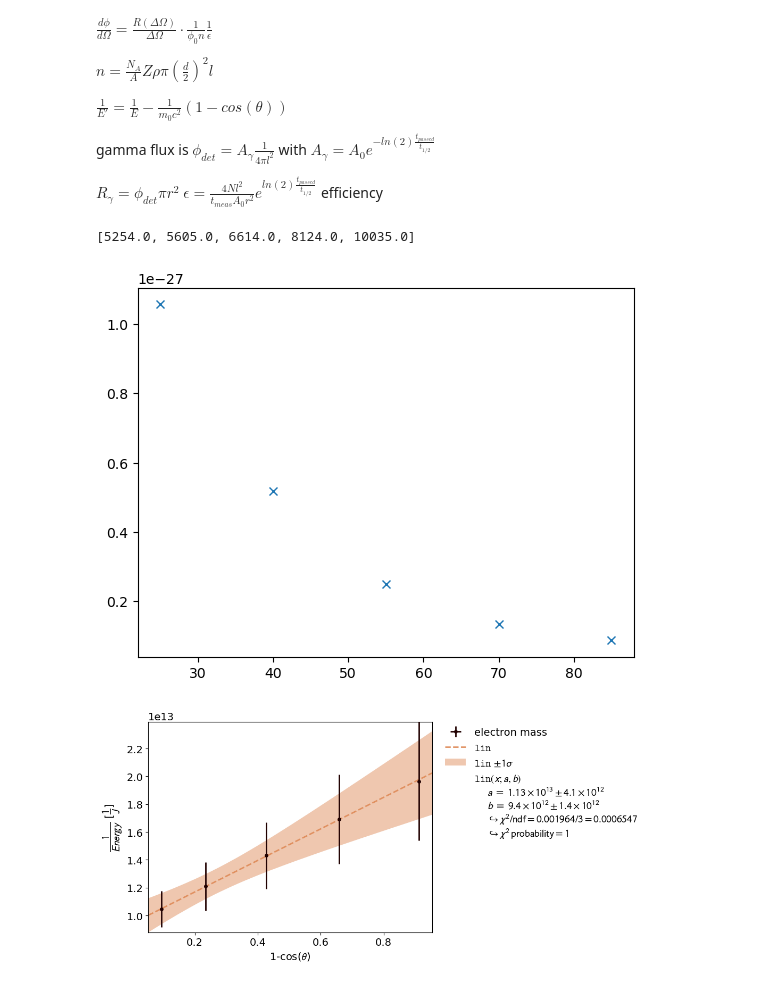
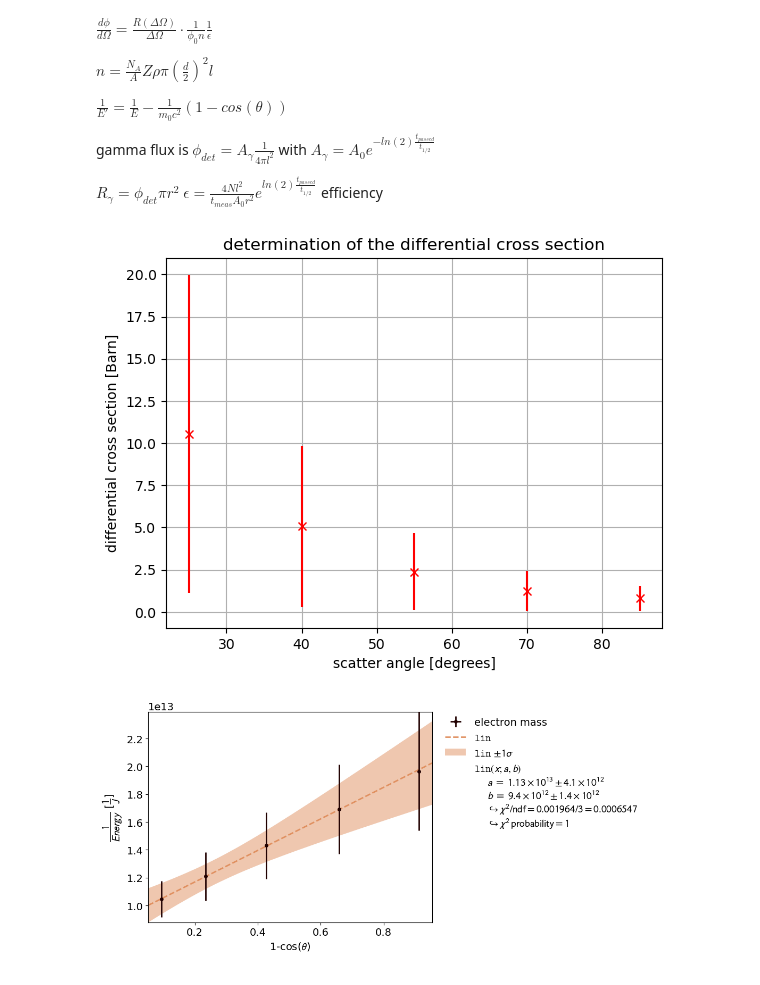
Before and after one commit to HerbertderGrosse/P3, a Jupyter notebook: Compton/compton.ipynb, the cells around one changed output. Drawn from its saved outputs; the diff is of its cells as text; code cells hidden in the pictures.

```diff
--- a/Compton/compton.ipynb
+++ b/Compton/compton.ipynb
@@ -138,7 +138,7 @@ for file, lists, dat in files:
             peak=integrate(bin_centers,n1,x,y,z)
             print("Efficiency for ",convertChannel(x),"MeV:",efficiency(peak, dat[0], activity, dat[2], dat[3]))
             eff_pairs.append([convertChannel(x),efficiency(peak, dat[0], activity, dat[2], dat[3]), (str(file).split(".") )[0]])
-            eff_uncertainty.append([convertChannel(y), efficiency(u.ufloat(peak,peak*y/x), dat[0], activity, dat[2], dat[3],True)])
+            eff_uncertainty.append([convertChannel(y), efficiency(u.ufloat(peak,0), dat[0], activity, dat[2], dat[3],True)])
 
     except Exception as  e:
         print(e)
@@ -187,9 +187,9 @@ data.add_error('y', unc_array[:,1])
 fit_eff = kafe2.Fit(data,func)
 fit_eff.do_fit()
 pl = kafe2.Plot(fit_eff)
-# pl.x_label = 'adc channel'
-# pl.y_label = 'Energy [eV]'
-#pl.x_range = (0.0014, 0.0019)
+pl.y_label = 'efficiency'
+pl.x_label = 'Energy [eV]'
+
 
 pl.plot()
 plt.show()
@@ -206,7 +206,7 @@ def efficiencyConversion(Energy,error=False):
     global fit_eff
     # if error:
     #     return (u.ufloat(fit_eff.parameter_values[0], fit_eff.parameter_errors[0])*channel+u.ufloat(fit.parameter_values[1], fit.parameter_errors[1]))*1e-6
-    return u.ufloat(fit_eff.parameter_values[0],fit_eff.parameter_errors[0])*u.umath.exp(- u.ufloat(fit_eff.parameter_values[1],fit_eff.parameter_errors[1]) *Energy)+u.ufloat(fit_eff.parameter_values[2],fit_eff.parameter_errors[2])
+    return u.ufloat(fit_eff.parameter_values[0],fit_eff.parameter_errors[0])*unp.exp(- u.ufloat(fit_eff.parameter_values[1],fit_eff.parameter_errors[1]) *Energy)+u.ufloat(fit_eff.parameter_values[2],fit_eff.parameter_errors[2])
 
 efficiencyConversion(0.662)
 # %% [output]
@@ -314,44 +314,46 @@ electron_charge = 1.60217663e-19
 rcp_energy_list=[1/(x*1e6*electron_charge) for x in energy_list]
 rcp_energy2_list=[1/(x*1e6*electron_charge) for x in energy2_list]
 
-print(event_list)
 
 def n(A, Z, rho, d, l):
     N_a = 1
     return N_a*Z*np.pi*rho*l*(d/2)**2/A
 
 def diff_cross_section(R, DO, phi, n, epsilon):
     return R/(DO*phi*n*epsilon)
 
 # plt.errorbar((1-np.cos(np.array(labellist)*np.pi/180 ))/np.pi*180 ,[x.n for x in rcp_energy2_list], [x.s for x in rcp_energy2_list], fmt="x")
 # plt.errorbar((1-np.cos(np.array(labellist)*np.pi/180 ))/np.pi*180 ,[x.n for x in rcp_energy_list], [x.s for x in rcp_energy_list], fmt="x")
 
 # plt.show()
-
-
-
-Rate = np.array(event_list)/(300)
+energy_array=unp.uarray([x.n for x in energy_list],[x.s for x in energy_list])
+Rate = unp.uarray(event_list,0)/(300)
 
 del_om = np.pi*0.0252**2/0.208**2
 
 t_hal=30
 
 t_passed=2024.9-1971.5
 
 A_0=u.ufloat(1.54e6,0.09e6)
 
-n_el = 6.022e23*13/27*2.6989e3*np.pi*0.0254*3/4
+n_el = 6.022e23*13/27*2.6989e3*np.pi*  0.0254*3/4
 
-phi_0 = A_0.n*np.exp(-np.log(2)*t_passed/t_hal) ## wrong divide by  4pi l^2
+phi_0 = A_0*np.exp(-np.log(2)*t_passed/t_hal) ## wrong divide by  4pi l^2
 
 
-plt.plot(labellist, diff_cross_section(Rate,del_om,phi_0,n_el, np.array([efficiencyConversion(x).n for x in energy_list]) )  ,"x")
 
+# plt.plot(labellist, diff_cross_section(Rate,del_om,phi_0,n_el, np.array([efficiencyConversion(x).n for x in energy_list]) )  ,"x")
+dsigma=diff_cross_section(Rate,del_om,phi_0,n_el, efficiencyConversion(energy_array))*1e28
+plt.errorbar(labellist, unp.nominal_values(dsigma),unp.std_devs(dsigma), fmt="x",color="r")
+plt.grid(21)
+plt.xlabel("scatter angle [degrees]")
+plt.ylabel("differential cross section [Barn]")
+plt.title("determination of the differential cross section")
 
 plt.show()
 # %% [output]
-[5254.0, 5605.0, 6614.0, 8124.0, 10035.0]
-[figure, old version]
+[figure, new version]
 # %%
 def lin(x,a=1e13,b=1e13):
     return a*x+b
```
Also changed, not shown: parts of 3 cells of this notebook.
